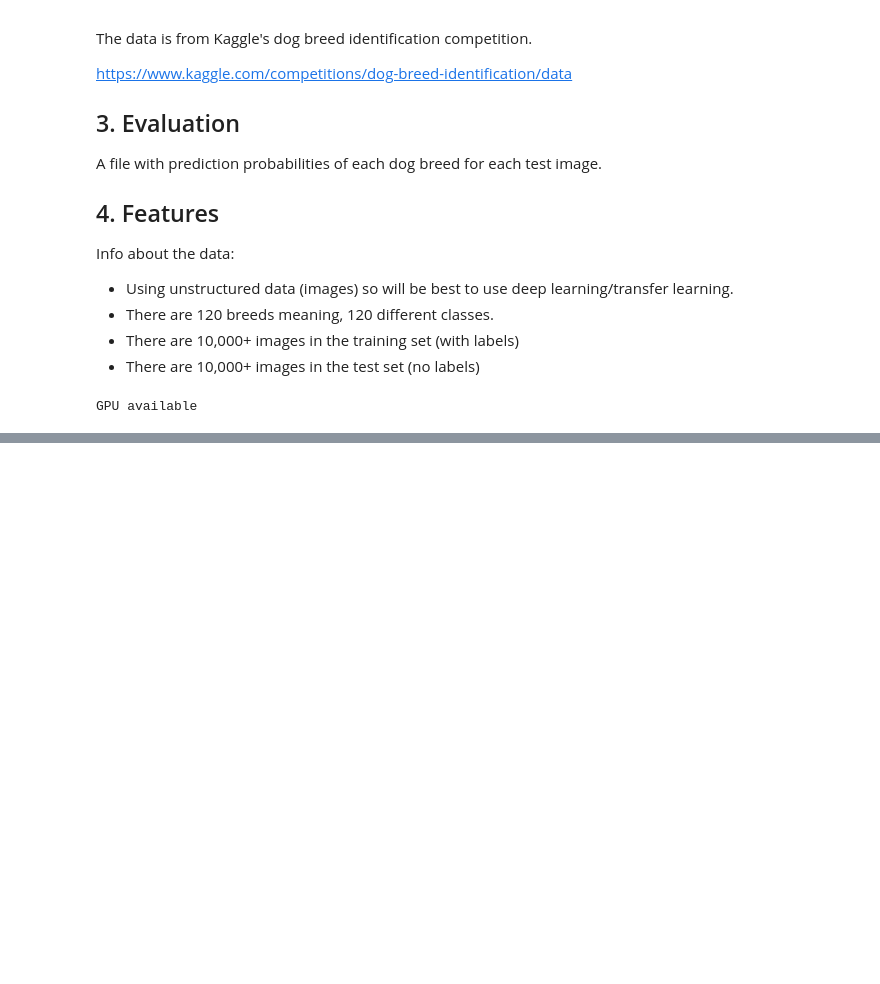
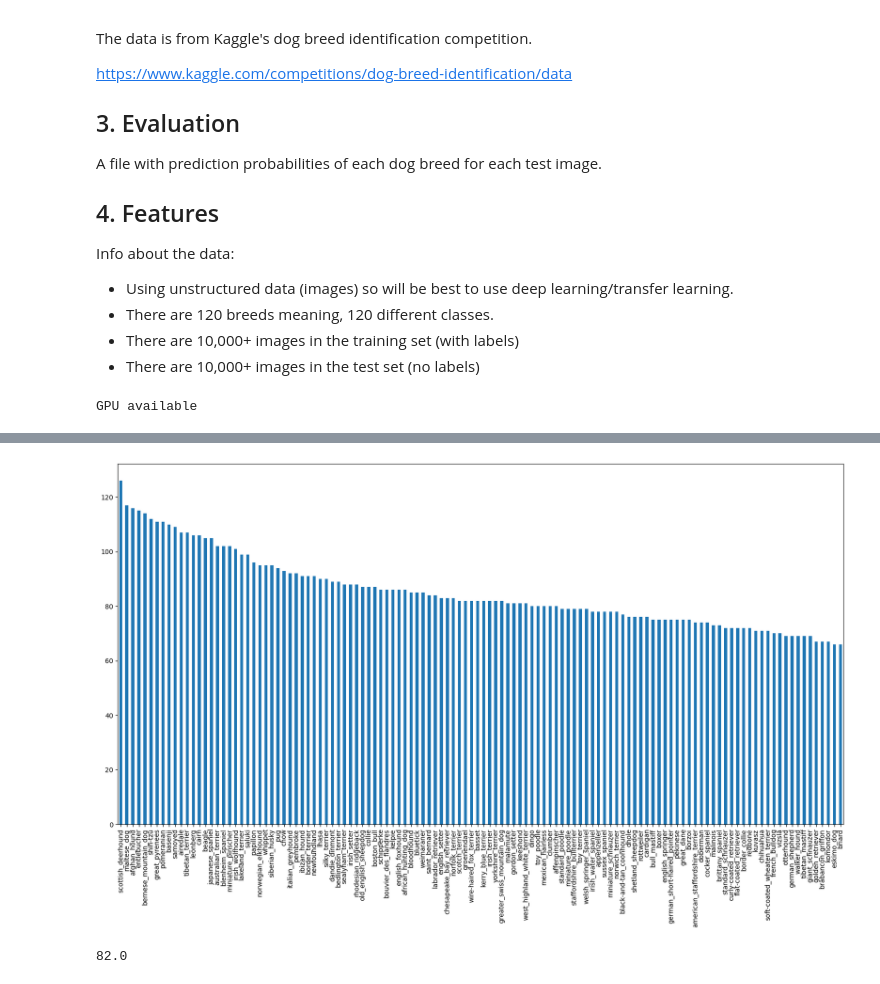
Before and after one commit to walread/dog-breed-identification, a Jupyter notebook: dog-breed-identification.ipynb, the cells around one changed output, grey strips where cells are left out. Drawn from its saved outputs; the diff is of its cells as text; code cells hidden in the pictures; blank space fills up the shorter version.

```diff
--- a/dog-breed-identification.ipynb
+++ b/dog-breed-identification.ipynb
@@ -38,0 +41,5 @@ GPU available
+# %%
+# Checkout the labels of our data
+
+labels_csv = pd.read_csv("data/labels.csv")
+labels_csv.describe()
@@ -38,0 +61,10 @@ GPU available
+# %%
+# How many images are there of each breed?
+
+labels_csv["breed"].value_counts().plot.bar(figsize=(20, 10));
+# %% [output]
+[figure, added]
+# %%
+labels_csv["breed"].value_counts().median()
+# %% [output]
+82.0
```
Also changed, not shown: parts of 4 cells of this notebook, 1 other file.
